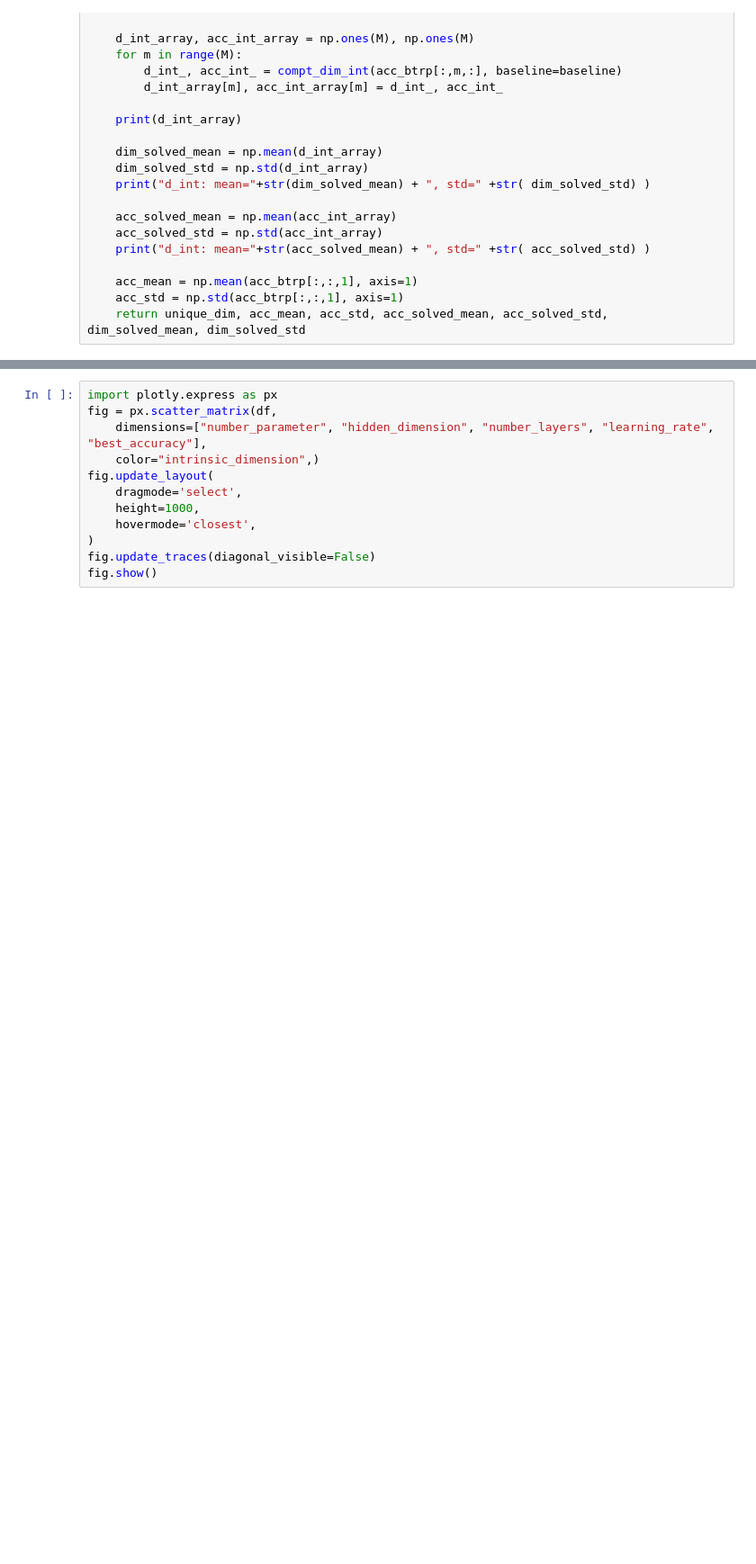
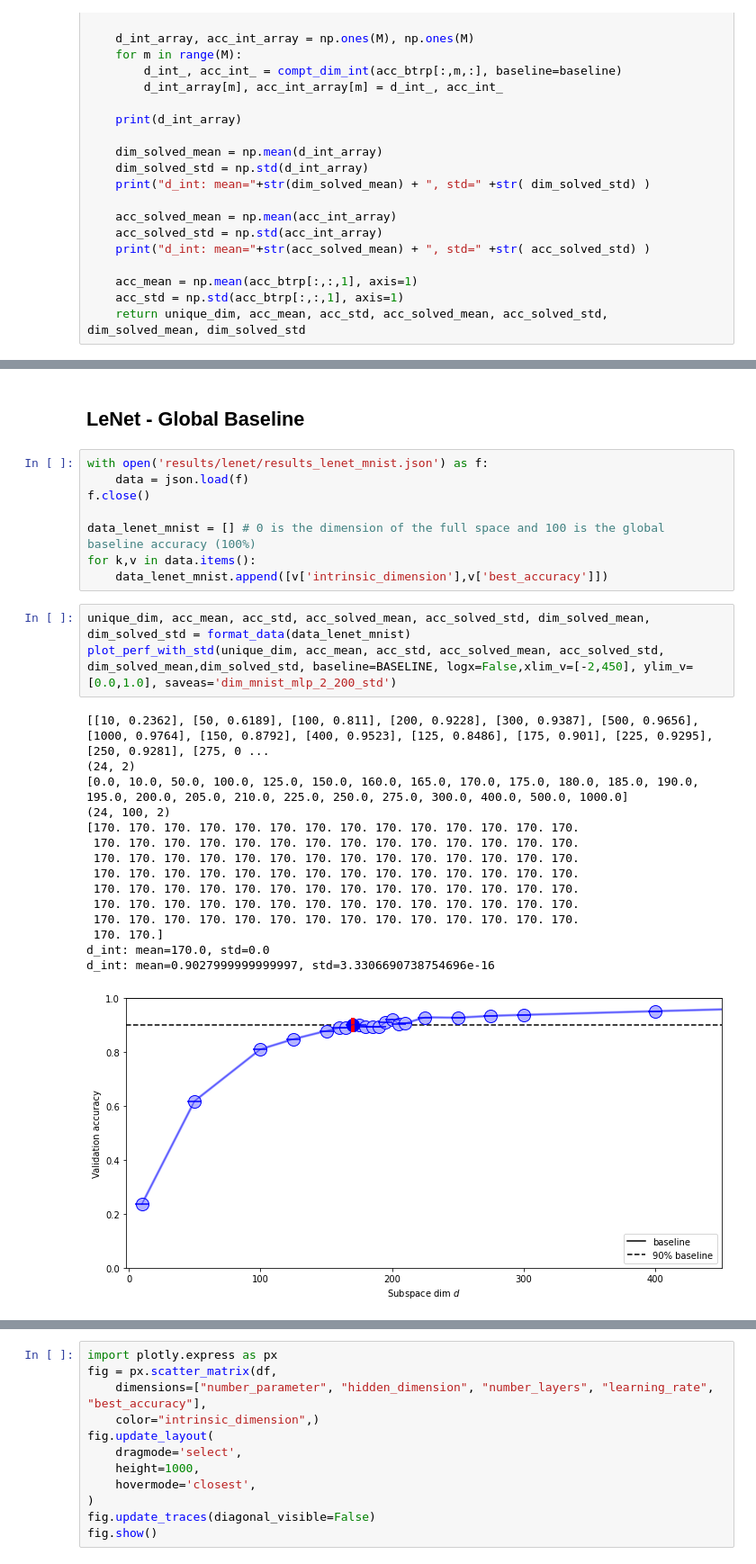
Before and after one commit to AntoAndGar/Intrinsic-Dimension, a Jupyter notebook: id_plots.ipynb, the cells around one changed output, grey strips where cells are left out. Shown at 90% size. Cells and saved outputs as stored; diff of their text form; blank space fills up the shorter version.

```diff
--- a/id_plots.ipynb
+++ b/id_plots.ipynb
@@ -285,0 +151,29 @@ df
+# %% [markdown]
+## LeNet - Global Baseline
+# %%
+with open('results/lenet/results_lenet_mnist.json') as f:
+    data = json.load(f)
+f.close()
+
+data_lenet_mnist = [] # 0 is the dimension of the full space and 100 is the global baseline accuracy (100%)
+for k,v in data.items():
+    data_lenet_mnist.append([v['intrinsic_dimension'],v['best_accuracy']])
+# %%
+unique_dim, acc_mean, acc_std, acc_solved_mean, acc_solved_std, dim_solved_mean, dim_solved_std = format_data(data_lenet_mnist)
+plot_perf_with_std(unique_dim, acc_mean, acc_std, acc_solved_mean, acc_solved_std, dim_solved_mean,dim_solved_std, baseline=BASELINE, logx=False,xlim_v=[-2,450], ylim_v=[0.0,1.0], saveas='dim_mnist_mlp_2_200_std')
+# %% [output]
+[[10, 0.2362], [50, 0.6189], [100, 0.811], [200, 0.9228], [300, 0.9387], [500, 0.9656], [1000, 0.9764], [150, 0.8792], [400, 0.9523], [125, 0.8486], [175, 0.901], [225, 0.9295], [250, 0.9281], [275, 0 ...
+(24, 2)
+[0.0, 10.0, 50.0, 100.0, 125.0, 150.0, 160.0, 165.0, 170.0, 175.0, 180.0, 185.0, 190.0, 195.0, 200.0, 205.0, 210.0, 225.0, 250.0, 275.0, 300.0, 400.0, 500.0, 1000.0]
+(24, 100, 2)
+[170. 170. 170. 170. 170. 170. 170. 170. 170. 170. 170. 170. 170. 170.
+ 170. 170. 170. 170. 170. 170. 170. 170. 170. 170. 170. 170. 170. 170.
+ 170. 170. 170. 170. 170. 170. 170. 170. 170. 170. 170. 170. 170. 170.
+ 170. 170. 170. 170. 170. 170. 170. 170. 170. 170. 170. 170. 170. 170.
+ 170. 170. 170. 170. 170. 170. 170. 170. 170. 170. 170. 170. 170. 170.
+ 170. 170. 170. 170. 170. 170. 170. 170. 170. 170. 170. 170. 170. 170.
+ 170. 170. 170. 170. 170. 170. 170. 170. 170. 170. 170. 170. 170. 170.
+ 170. 170.]
+d_int: mean=170.0, std=0.0
+d_int: mean=0.9027999999999997, std=3.3306690738754696e-16
+[figure, added]
```
Also changed, not shown: parts of 77 cells of this notebook, 7 other files.
